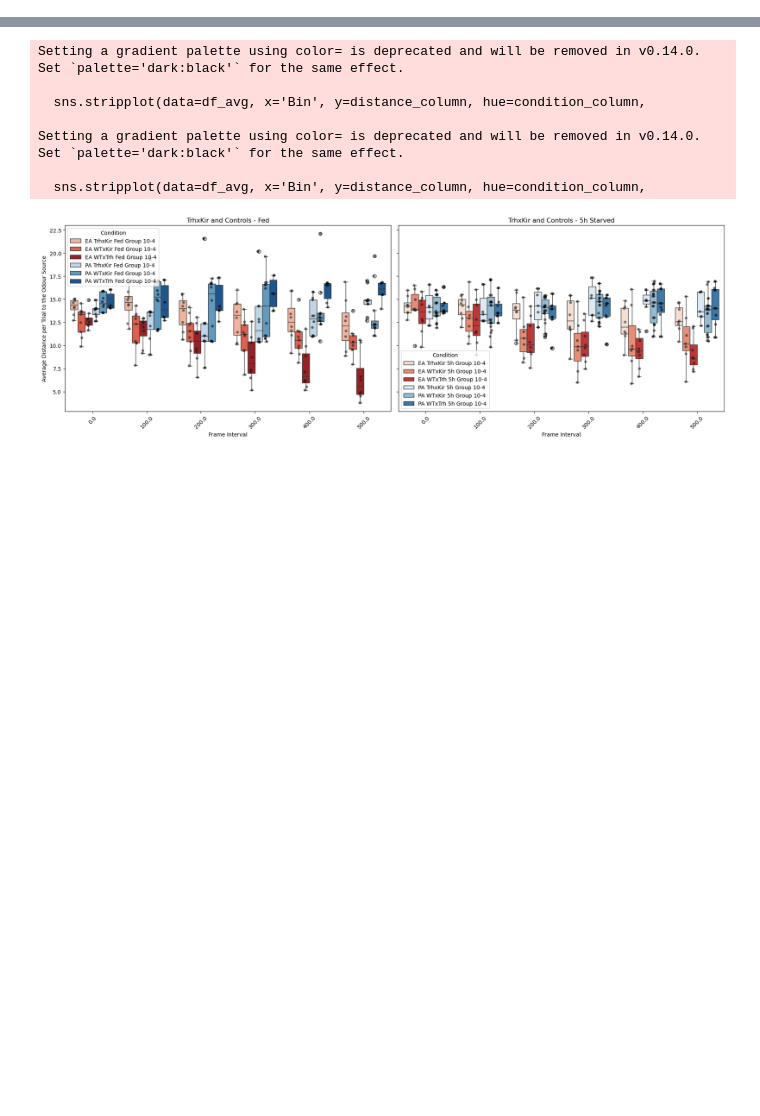
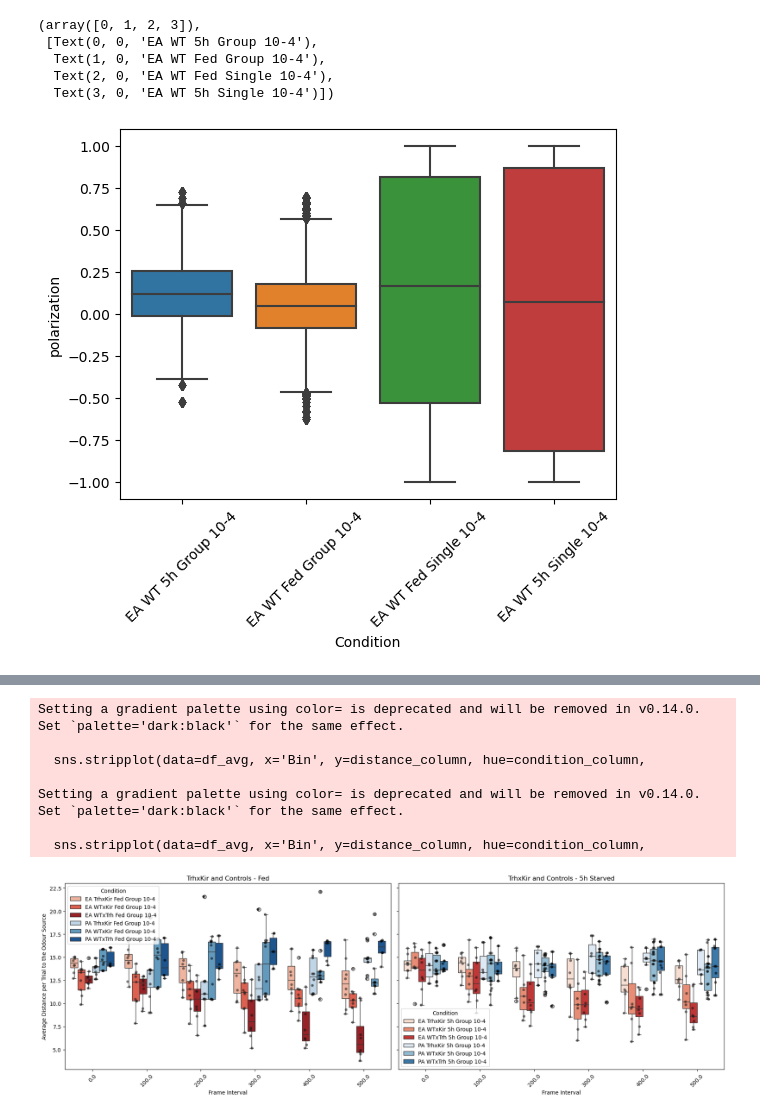
Before and after one commit to HariPNarayanan/larva-locater, a Jupyter notebook: Structured/analysis.ipynb, the cells around one changed output, grey strips where cells are left out. Saved outputs shown, nothing was run; the diff lists cells and outputs as text; code cells hidden in the pictures; blank space fills up the shorter version.

Commit message:
Added time-to-odour calculations and some misc. analyses

```diff
--- a/Structured/analysis.ipynb
+++ b/Structured/analysis.ipynb
@@ -28,3 +28,15 @@ primary_df = cleanup.categorize_values(primary_df, 'X', 14, 1.5)
 # %%
 primary_df_interp = cleanup.interpolate_missing_values(primary_df)
 primary_df_interp = cleanup.calculate_distance_from_fixed_point(primary_df_interp)
+# %%
+df_polarization = cleanup.compute_polarization_with_context(primary_df_interp)
+polarization_subset = df_polarization.query("Odour == 'EA' and Concentration == '10-4' and Genotype == 'WT' and Frame < 300")
+sbs.boxplot(polarization_subset, x = 'Condition', y = 'polarization')
+plt.xticks(rotation = 45)
+# %% [output]
+(array([0, 1, 2, 3]),
+ [Text(0, 0, 'EA WT 5h Group 10-4'),
+  Text(1, 0, 'EA WT Fed Group 10-4'),
+  Text(2, 0, 'EA WT Fed Single 10-4'),
+  Text(3, 0, 'EA WT 5h Single 10-4')])
+[figure, added]
```
Also changed, not shown: parts of 2 cells of this notebook, 2 other files.
